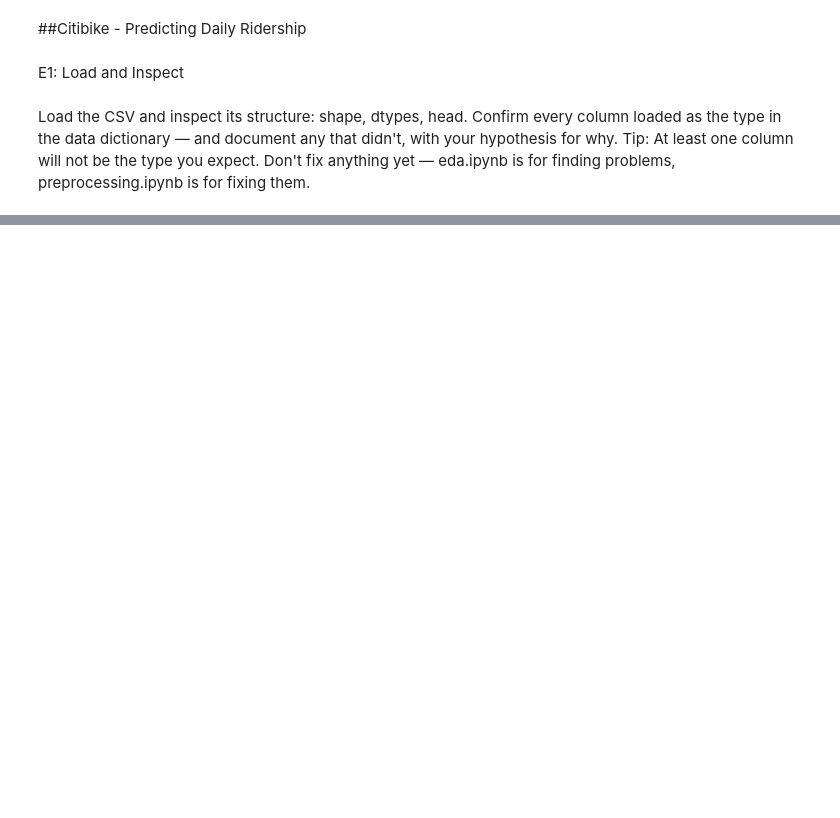
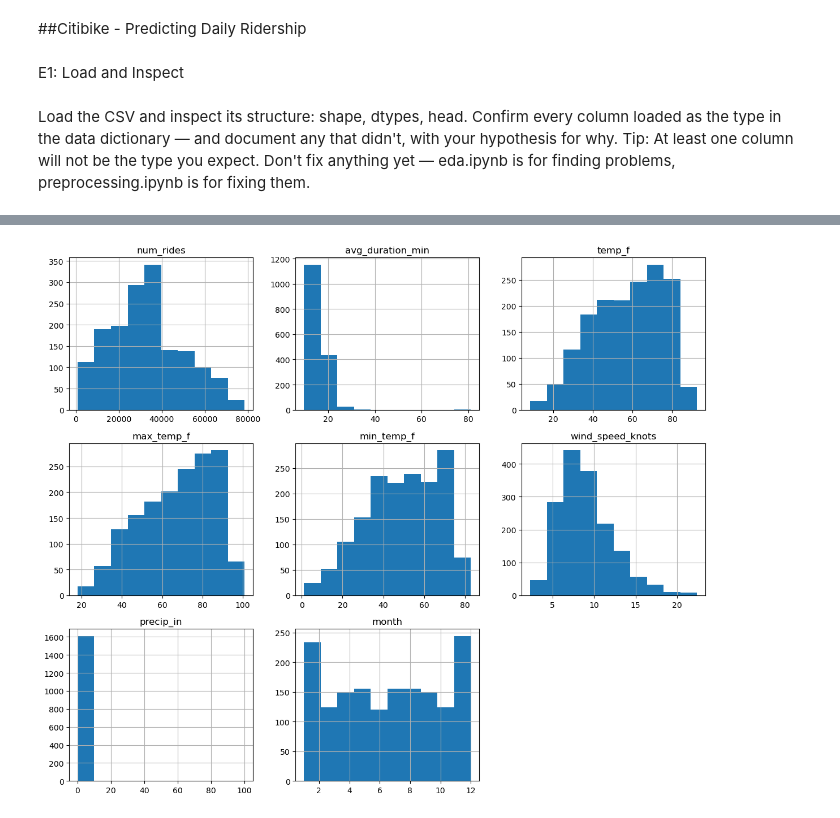
Before and after one commit to chillblossom/citibike-ridership, a Jupyter notebook: code/eda.ipynb, the cells around one changed output, grey strips where cells are left out. Drawn from its saved outputs; the diff is of its cells as text; code cells hidden in the pictures; blank space fills up the shorter version.

```diff
--- a/code/eda.ipynb
+++ b/code/eda.ipynb
@@ -15,0 +73,6 @@ NameError: name 'dfhead' is not defined
+# %%
+df.hist(figsize=(12, 10))
+plt.tight_layout()
+plt.show()
+# %% [output]
+[figure, added]
```
Also changed, not shown: parts of 19 cells of this notebook.
